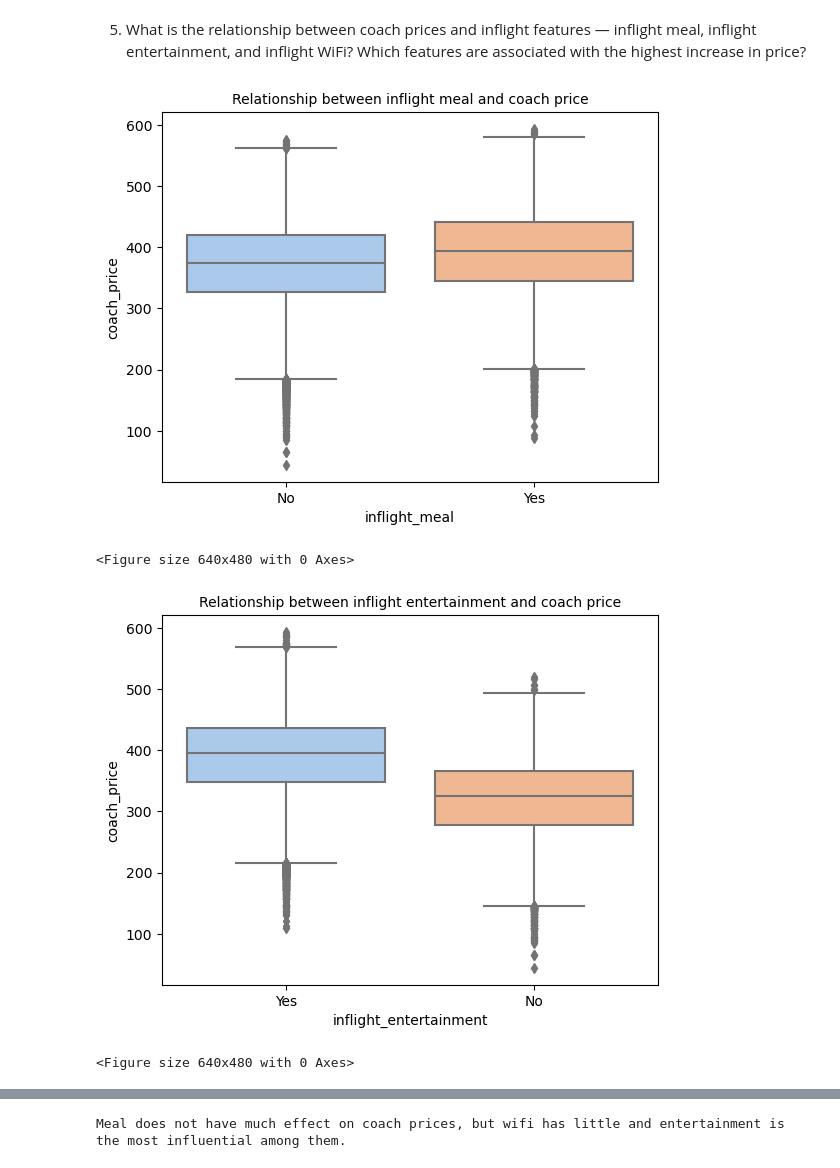
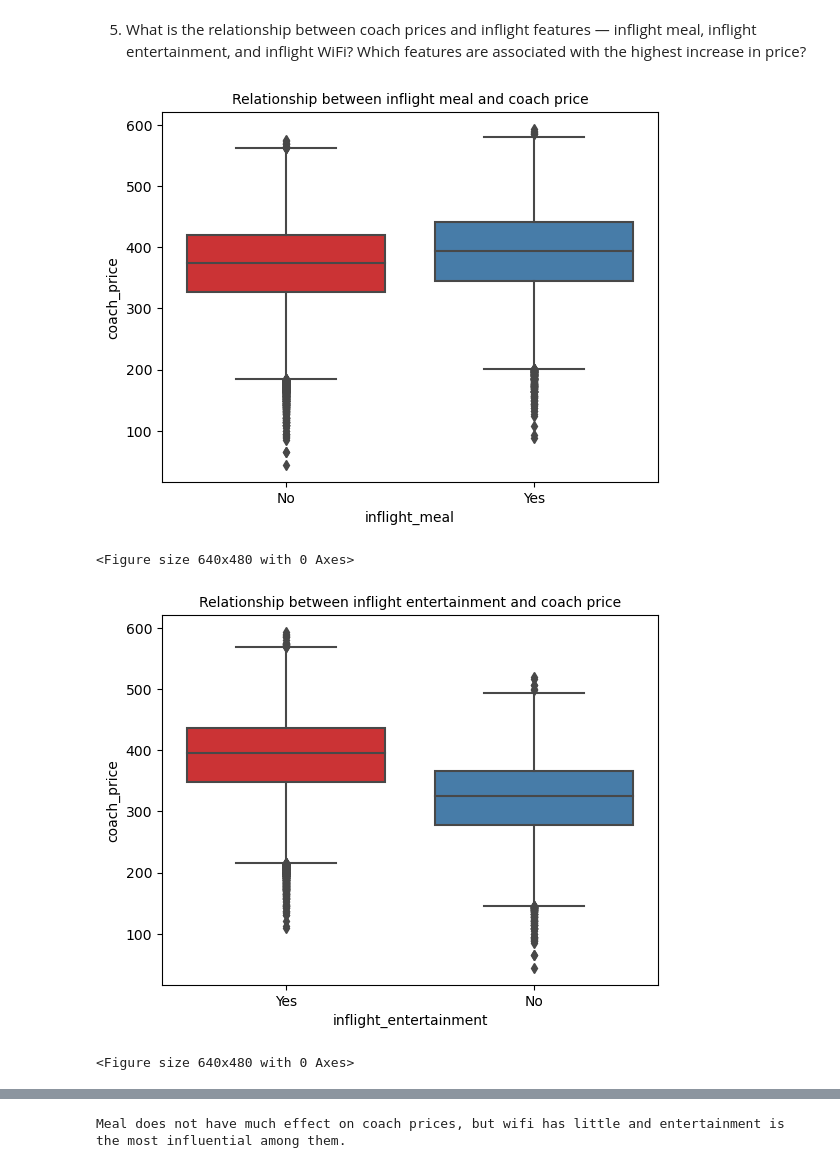
Before and after one commit to LiZoMark841619/Airline_analysis, a Jupyter notebook: Airline_analysis/Airline Analysis.ipynb, the cells around one changed output, grey strips where cells are left out. Drawn from its saved outputs; the diff is of its cells as text; code cells hidden in the pictures.

```diff
--- a/Airline_analysis/Airline Analysis.ipynb
+++ b/Airline_analysis/Airline Analysis.ipynb
@@ -246,19 +250,19 @@ correlation between them, but it is absolutely sure, that flying on weekdays is
 # %%
 ## Task 5
 # %%
-sns.boxplot(x='inflight_meal', y='coach_price', data=flight, palette='pastel')
+sns.boxplot(x='inflight_meal', y='coach_price', data=flight, palette='Set1')
 plt.title(f'Relationship between inflight meal and coach price', fontsize=10)
 plt.show()
 plt.clf()
 # %% [output]
-[figure, old version]
+[figure, new version]
 <Figure size 640x480 with 0 Axes>
 # %%
-sns.boxplot(x='inflight_entertainment', y='coach_price', data=flight, palette='pastel')
+sns.boxplot(x='inflight_entertainment', y='coach_price', data=flight, palette='Set1')
 plt.title(f'Relationship between inflight entertainment and coach price', fontsize=10)
 plt.show()
 plt.clf()
 # %% [output]
-[figure, old version]
+[figure, new version]
 <Figure size 640x480 with 0 Axes>
 # %%
```
Also changed, not shown: parts of 7 cells of this notebook.
